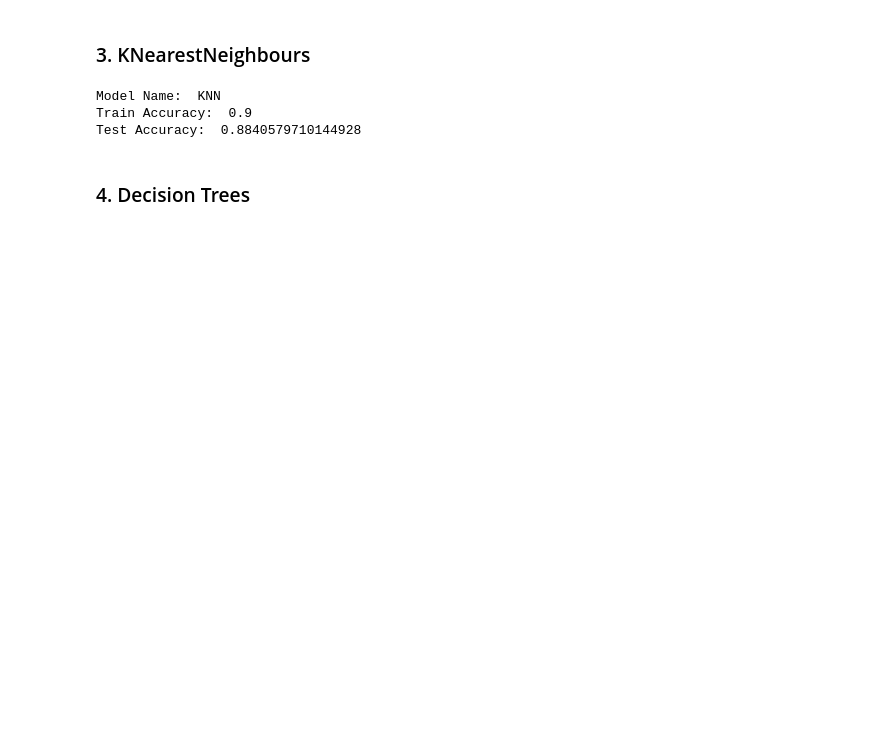
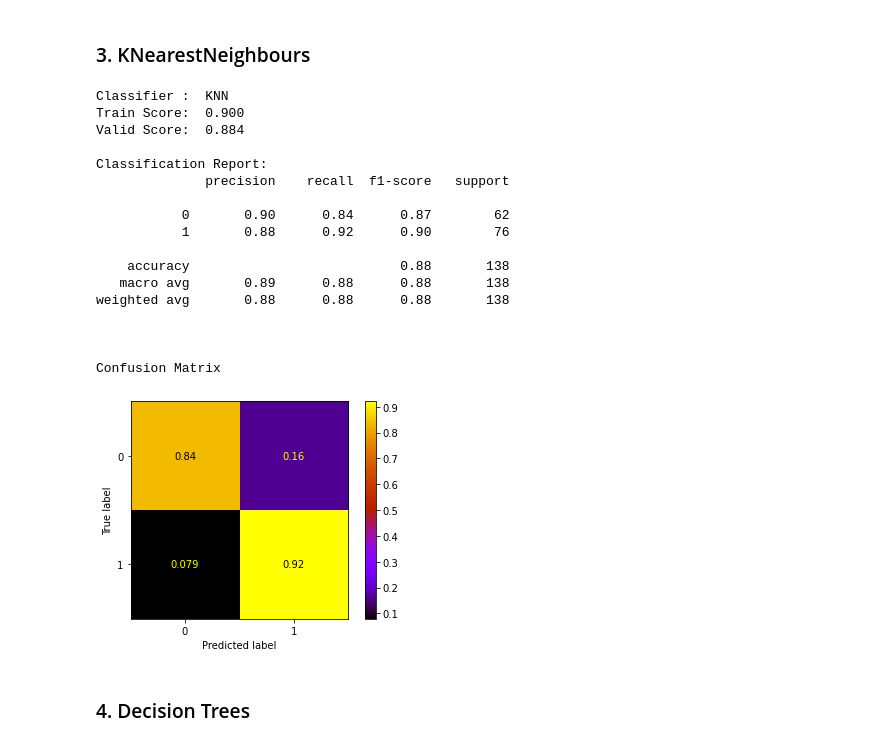
Before and after one commit to SupreetSinghDhillon/Heart-diease-Prediction, a Jupyter notebook: 03. Machine Learning.ipynb, the cells around one changed output. Saved outputs shown, nothing was run; the diff lists cells and outputs as text; code cells hidden in the pictures; blank space fills up the shorter version.

```diff
--- a/03. Machine Learning.ipynb
+++ b/03. Machine Learning.ipynb
@@ -204,15 +271,30 @@ Test Accuracy:  0.8695652173913043
 # %%
 # Initiate model
 model = KNeighborsClassifier()
 
 # Train model
-train, valid = train_model(model, "KNN", X_train_scaled, y_train, X_test_scaled, y_test)
+train, valid = train_model(model, "KNN", X_train_scaled, y_train, X_valid_scaled, y_valid)
 scores.loc['KNN', ['Base Model'][0]].loc['Train'] = train
 scores.loc['KNN', ['Base Model'][0]].loc['Valid'] = valid
 # %% [output]
-Model Name:  KNN
-Train Accuracy:  0.9
-Test Accuracy:  0.8840579710144928
+Classifier :  KNN
+Train Score:  0.900
+Valid Score:  0.884
+
+Classification Report:
+              precision    recall  f1-score   support
+
+           0       0.90      0.84      0.87        62
+           1       0.88      0.92      0.90        76
+
+    accuracy                           0.88       138
+   macro avg       0.89      0.88      0.88       138
+weighted avg       0.88      0.88      0.88       138
+
+
+
+Confusion Matrix
+[figure, added]
 # %% [markdown]
 ### 4. Decision Trees
 # %%
```
Also changed, not shown: parts of 17 cells of this notebook, 5 other files.
